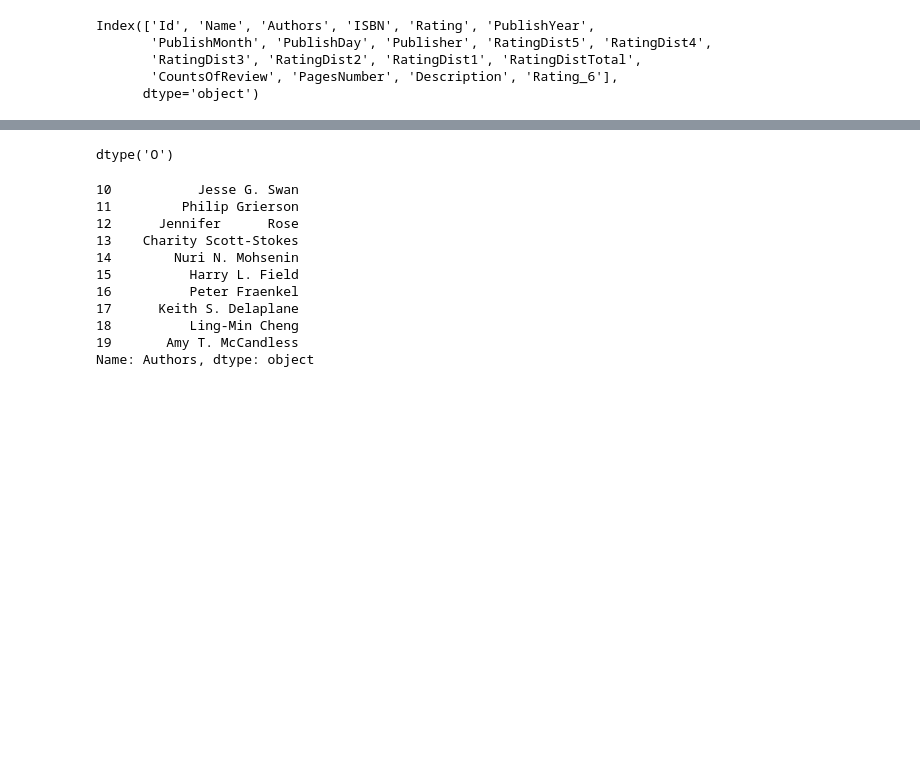
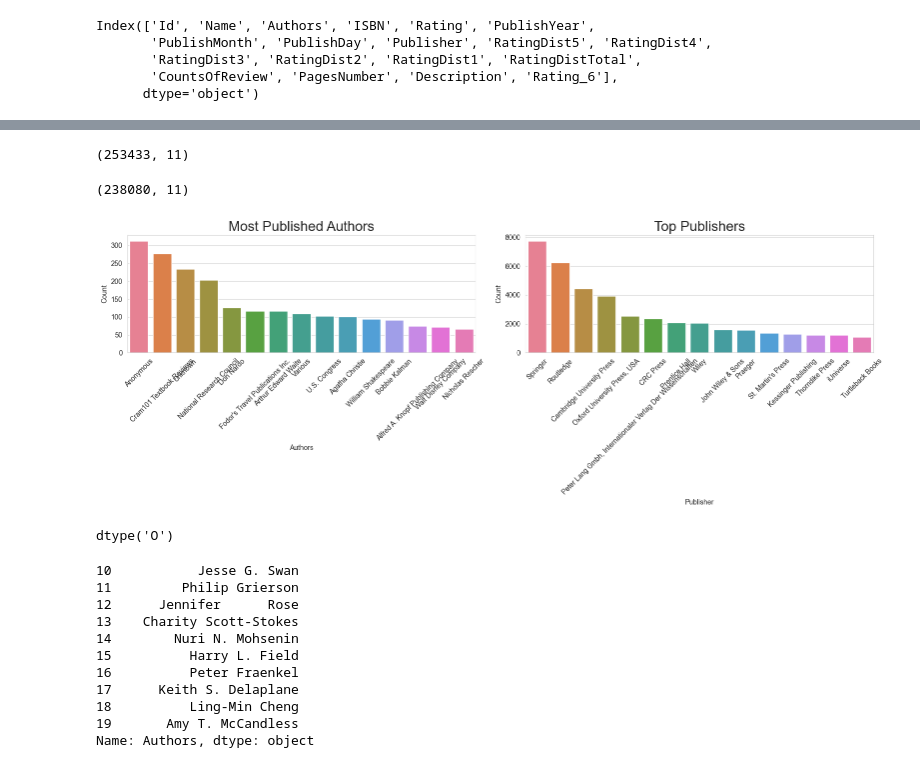
Before and after one commit to Fatemenamdar20/Book_recommendation_sy, a Jupyter notebook: book.ipynb, the cells around one changed output, grey strips where cells are left out. Saved outputs shown, nothing was run; the diff lists cells and outputs as text; code cells hidden in the pictures; blank space fills up the shorter version.

```diff
--- a/book.ipynb
+++ b/book.ipynb
@@ -284,3 +323,37 @@ df.head(2)
+# %%
+df.shape
+# %% [output]
+(253433, 11)
+# %%
+count = df["Publisher"].value_counts()
+# %%
+valid_publishers = count[count >= 2].index
+
+df = df[df["Publisher"].isin(valid_publishers)]
+# %%
+df.shape
+# %% [output]
+(238080, 11)
+# %%
+author_count = df['Authors'].value_counts().reset_index(name='Count').sort_values('Count', ascending=False).head(15)
+
+publisher_count = df['Publisher'].value_counts().reset_index(name='Count').sort_values('Count', ascending=False).head(15)
+plt.figure(figsize=(16,6))
+
+plt.subplot(1,2,1)
+
+ax1 = sns.barplot(data=author_count, x='Authors', y='Count', hue="Authors" )
+ax1.tick_params(axis="x", rotation=45)
+ax1.set_title('Most Published Authors', size=20)
+
+plt.subplot(1,2,2)
+ax2 = sns.barplot(data=publisher_count, x='Publisher', y='Count', hue="Publisher")
+ax2.tick_params(axis="x", rotation=45)
+ax2.set_title('Top Publishers', size=20)
+
+plt.tight_layout()
+# %% [output]
+[figure, added]
 # %%
 df["Authors"].dtype
 # %% [output]
```
Also changed, not shown: parts of 5 cells of this notebook, 1 other file.
